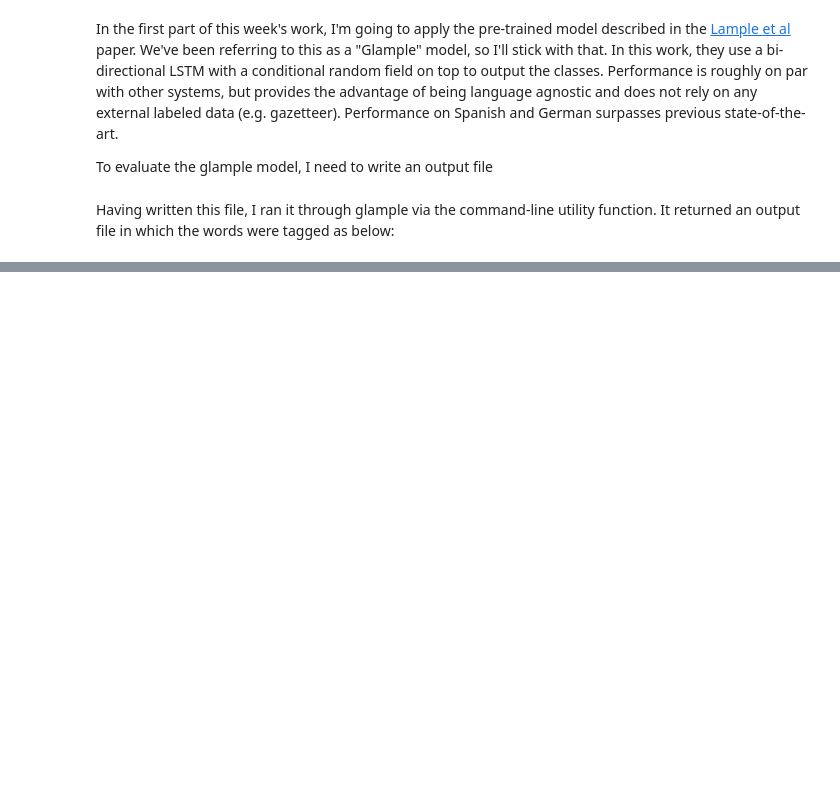
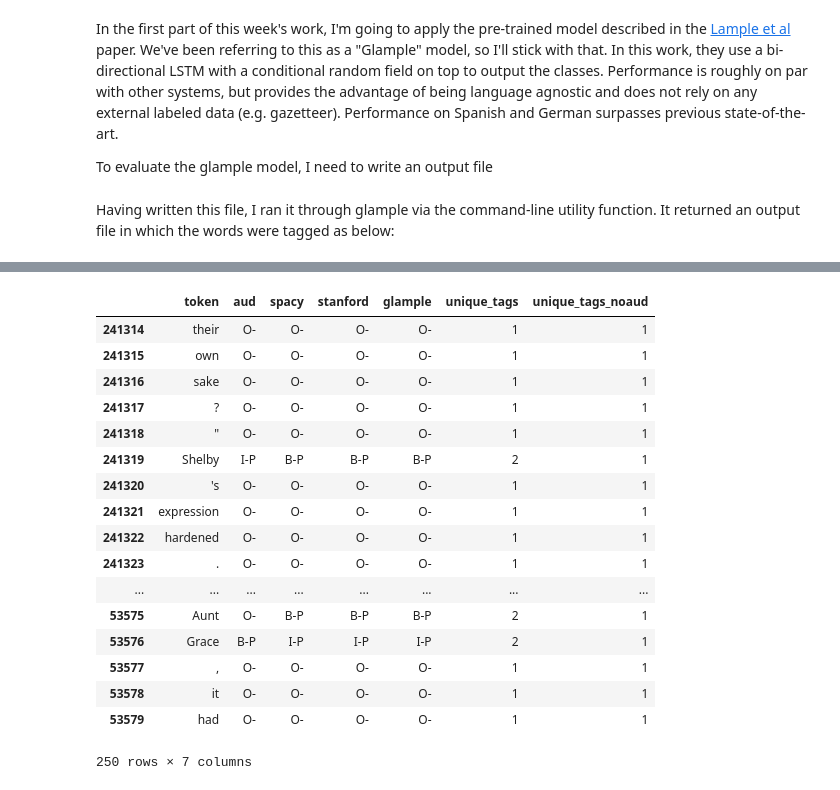
Before and after one commit to riddlet/Audible, a Jupyter notebook: Week 4.ipynb, the cells around one changed output, grey strips where cells are left out. Saved outputs shown, nothing was run; the diff lists cells and outputs as text; code cells hidden in the pictures; blank space fills up the shorter version.

```diff
--- a/Week 4.ipynb
+++ b/Week 4.ipynb
@@ -155,0 +262,28 @@ def condense_glample_tokens(audible_sentence, glample_words, glample_tag, audibl
+# %%
+import random
+locations = df[(df['unique_tags']>1) & (df['unique_tags_noaud'] == 1)].index.tolist()
+samples = random.sample(locations, 25)
+sample_locations = []
+for i in samples:
+    sample_locations.extend(range(i-5, i+5))
+# %%
+df.iloc[sample_locations,:]
+# %% [output]
+|  | token | aud | spacy | stanford | glample | unique_tags | unique_tags_noaud |
+| 241314 | their | O- | O- | O- | O- | 1 | 1 |
+| 241315 | own | O- | O- | O- | O- | 1 | 1 |
+| 241316 | sake | O- | O- | O- | O- | 1 | 1 |
+| 241317 | ? | O- | O- | O- | O- | 1 | 1 |
+| 241318 | " | O- | O- | O- | O- | 1 | 1 |
+| 241319 | Shelby | I-P | B-P | B-P | B-P | 2 | 1 |
+| 241320 | 's | O- | O- | O- | O- | 1 | 1 |
+| 241321 | expression | O- | O- | O- | O- | 1 | 1 |
+| 241322 | hardened | O- | O- | O- | O- | 1 | 1 |
+| 241323 | . | O- | O- | O- | O- | 1 | 1 |
+| ... | ... | ... | ... | ... | ... | ... | ... |
+| 53575 | Aunt | O- | B-P | B-P | B-P | 2 | 1 |
+| 53576 | Grace | B-P | I-P | I-P | I-P | 2 | 1 |
+| 53577 | , | O- | O- | O- | O- | 1 | 1 |
+| 53578 | it | O- | O- | O- | O- | 1 | 1 |
+| 53579 | had | O- | O- | O- | O- | 1 | 1 |
+250 rows × 7 columns
```
Also changed, not shown: parts of 25 cells of this notebook.
